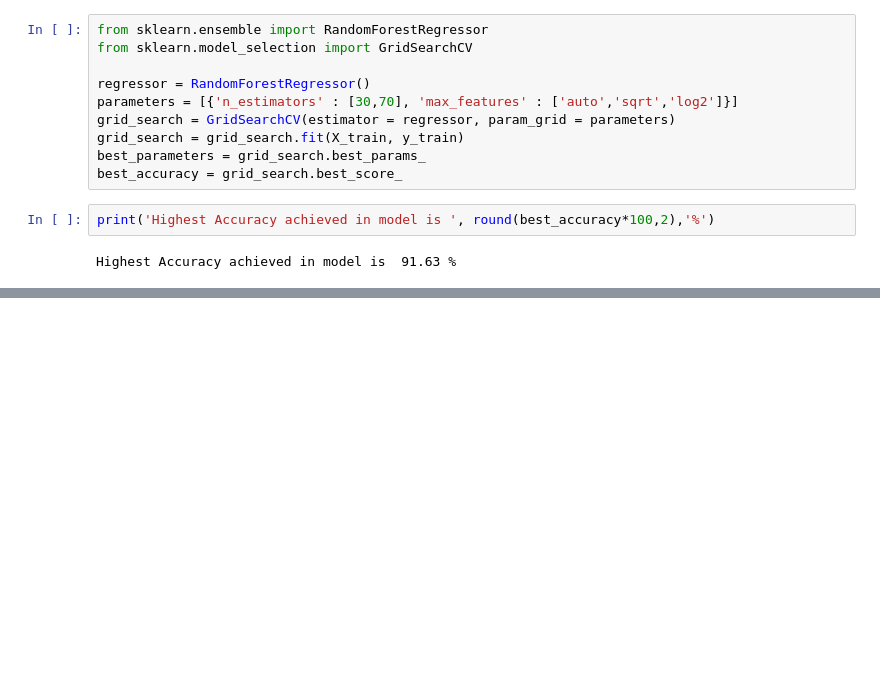
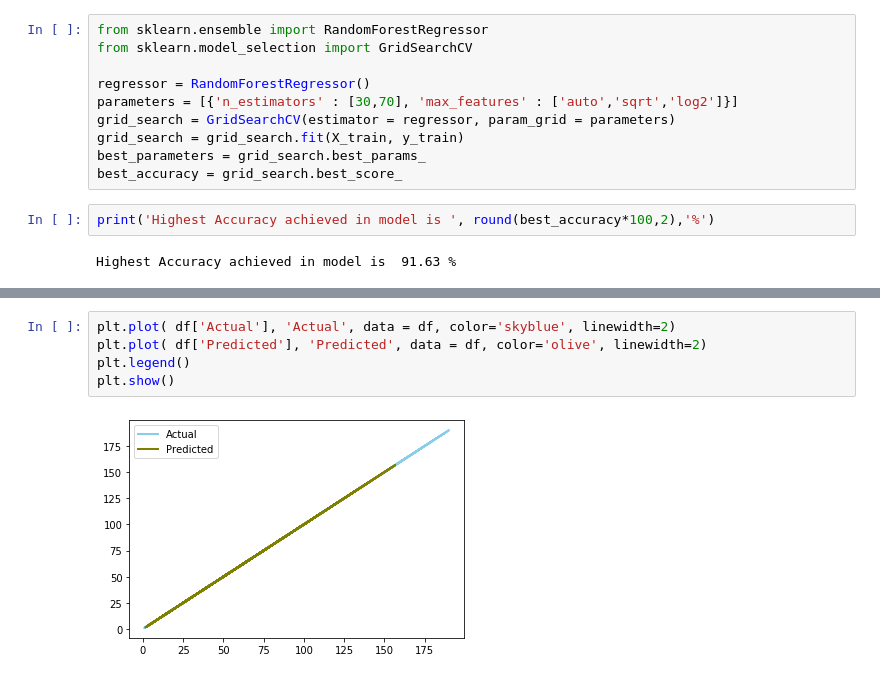
Before and after one commit to Pranav4798/BikeShare, a Jupyter notebook: SoftM2.ipynb, the cells around one changed output, grey strips where cells are left out. Cells and saved outputs as stored; diff of their text form; blank space fills up the shorter version.

```diff
--- a/SoftM2.ipynb
+++ b/SoftM2.ipynb
@@ -180,0 +230,7 @@ Highest Accuracy achieved in model is  91.63 %
+# %%
+plt.plot( df['Actual'], 'Actual', data = df, color='skyblue', linewidth=2)
+plt.plot( df['Predicted'], 'Predicted', data = df, color='olive', linewidth=2)
+plt.legend()
+plt.show()
+# %% [output]
+[figure, added]
```
Also changed, not shown: parts of 7 cells of this notebook.
